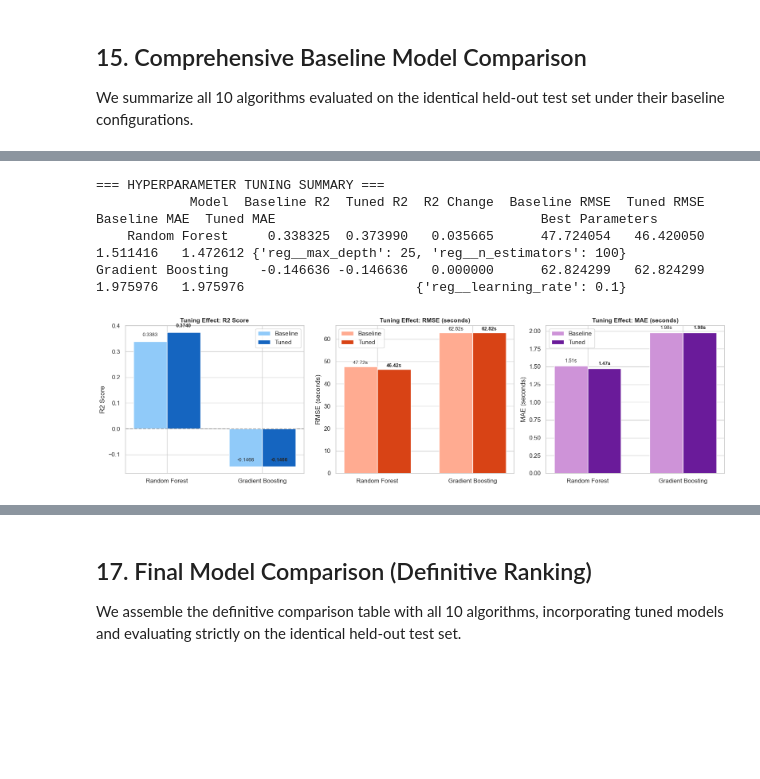
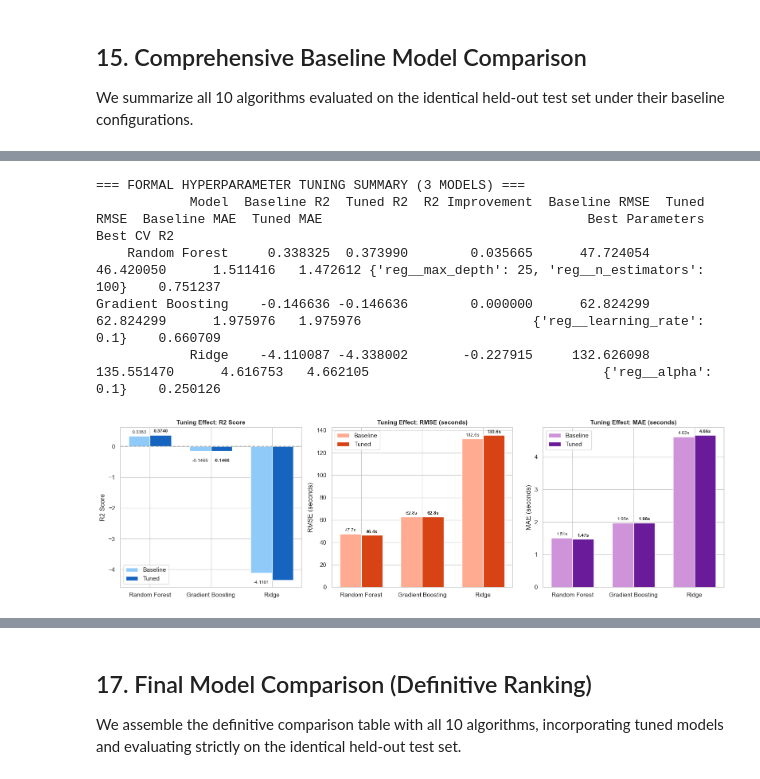
Before and after one commit to likhith1253/ML_Capstone, a Jupyter notebook: regression/regression.ipynb, the cells around one changed output, grey strips where cells are left out. Cells and saved outputs as stored; diff of their text form; code cells hidden in the pictures; blank space fills up the shorter version.

Commit message:
Add formal Ridge GridSearchCV tuning and finalize methodology descriptions

```diff
--- a/regression/regression.ipynb
+++ b/regression/regression.ipynb
@@ -507,7 +507,7 @@ axes[0, 0].errorbar(x=range(len(ridge_cv_df)), y=ridge_cv_df['Mean_CV_R2'], yerr
                     fmt='-o', color='#1565c0', ecolor='#d84315', capsize=5, lw=2, markersize=8)
 axes[0, 0].set_xticks(range(len(ridge_cv_df)))
 axes[0, 0].set_xticklabels([f"alpha = {a}" for a in ridge_cv_df['alpha']])
-axes[0, 0].set_title("Training 5-Fold CV Mean R2 vs. Ridge Alpha", fontsize=11, fontweight='bold')
+axes[0, 0].set_title("Ridge Alpha Sensitivity: 5-Fold CV Mean R2 vs. Alpha", fontsize=11, fontweight='bold')
 axes[0, 0].set_ylabel("Mean CV R2 (+/- 1 Std)")
 for i, r in ridge_cv_df.iterrows():
     axes[0, 0].annotate(f"{r['Mean_CV_R2']:.4f}", (i, r['Mean_CV_R2'] + 0.05), ha='center', fontweight='bold')
@@ -1655,35 +1726,49 @@ Gradient Boosting Tuning completed in 135.04s
 # %%
-# Summary table of tuning results
+# Summary table of tuning results across all 3 tuned models
 tuning_summary = pd.DataFrame([
     {
         'Model': 'Random Forest',
         'Baseline R2': r2_rf,
         'Tuned R2': r2_rf_tuned,
-        'R2 Change': r2_rf_tuned - r2_rf,
+        'R2 Improvement': r2_rf_tuned - r2_rf,
         'Baseline RMSE': rmse_rf,
         'Tuned RMSE': rmse_rf_tuned,
         'Baseline MAE': mae_rf,
         'Tuned MAE': mae_rf_tuned,
-        'Best Parameters': str(best_rf_params)
+        'Best Parameters': str(best_rf_params),
+        'Best CV R2': grid_rf.best_score_
     },
     {
         'Model': 'Gradient Boosting',
         'Baseline R2': r2_gb,
         'Tuned R2': r2_gb_tuned,
-        'R2 Change': r2_gb_tuned - r2_gb,
+        'R2 Improvement': r2_gb_tuned - r2_gb,
         'Baseline RMSE': rmse_gb,
         'Tuned RMSE': rmse_gb_tuned,
         'Baseline MAE': mae_gb,
         'Tuned MAE': mae_gb_tuned,
-        'Best Parameters': str(best_gb_params)
+        'Best Parameters': str(best_gb_params),
+        'Best CV R2': grid_gb.best_score_
+    },
+    {
+        'Model': 'Ridge',
+        'Baseline R2': r2_ridge,
+        'Tuned R2': r2_ridge_tuned,
+        'R2 Improvement': r2_ridge_tuned - r2_ridge,
+        'Baseline RMSE': rmse_ridge,
+        'Tuned RMSE': rmse_ridge_tuned,
+        'Baseline MAE': mae_ridge,
+        'Tuned MAE': mae_ridge_tuned,
+        'Best Parameters': str(best_ridge_tuned_params),
+        'Best CV R2': best_ridge_cv_r2
     }
 ])
 
-print("=== HYPERPARAMETER TUNING SUMMARY ===")
+print("=== FORMAL HYPERPARAMETER TUNING SUMMARY (3 MODELS) ===")
 print(tuning_summary.to_string(index=False))
 
-# Comprehensive 3-Metric Tuning Impact Dashboard
-fig, axes = plt.subplots(1, 3, figsize=(16, 4.5))
+# Comprehensive 3-Metric Tuning Impact Dashboard (All 3 Models)
+fig, axes = plt.subplots(1, 3, figsize=(16, 4.8))
 x_pos = np.arange(len(tuning_summary))
 width = 0.35
 
@@ -1694,44 +1779,49 @@ axes[0].axhline(0, color='gray', linestyle='--', alpha=0.6)
 axes[0].set_xticks(x_pos)
 axes[0].set_xticklabels(tuning_summary['Model'])
 axes[0].set_ylabel("R2 Score")
 axes[0].set_title("Tuning Effect: R2 Score", fontsize=11, fontweight='bold')
 axes[0].legend(frameon=True)
 for i in x_pos:
-    axes[0].annotate(f"{tuning_summary['Baseline R2'].iloc[i]:.4f}", (i - width/2, tuning_summary['Baseline R2'].iloc[i] + 0.02), ha='center', fontsize=9)
-    axes[0].annotate(f"{tuning_summary['Tuned R2'].iloc[i]:.4f}", (i + width/2, tuning_summary['Tuned R2'].iloc[i] + 0.02), ha='center', fontweight='bold', fontsize=9)
+    b_val = tuning_summary['Baseline R2'].iloc[i]
+    t_val = tuning_summary['Tuned R2'].iloc[i]
+    b_offset = 0.08 if b_val >= 0 else -0.35
+    t_offset = 0.08 if t_val >= 0 else -0.35
+    axes[0].annotate(f"{b_val:.4f}", (i - width/2, b_val + b_offset), ha='center', fontsize=8.5)
+    axes[0].annotate(f"{t_val:.4f}", (i + width/2, t_val + t_offset), ha='center', fontweight='bold', fontsize=8.5)
 
 # Subplot 2: RMSE Comparison
 axes[1].bar(x_pos - width/2, tuning_summary['Baseline RMSE'], width, label='Baseline', color='#ffab91')
 axes[1].bar(x_pos + width/2, tuning_summary['Tuned RMSE'], width, label='Tuned', color='#d84315')
 axes[1].set_xticks(x_pos)
 axes[1].set_xticklabels(tuning_summary['Model'])
 axes[1].set_ylabel("RMSE (seconds)")
 axes[1].set_title("Tuning Effect: RMSE (seconds)", fontsize=11, fontweight='bold')
 axes[1].legend(frameon=True)
 for i in x_pos:
-    axes[1].annotate(f"{tuning_summary['Baseline RMSE'].iloc[i]:.2f}s", (i - width/2, tuning_summary['Baseline RMSE'].iloc[i] + 1), ha='center', fontsize=9)
-    axes[1].annotate(f"{tuning_summary['Tuned RMSE'].iloc[i]:.2f}s", (i + width/2, tuning_summary['Tuned RMSE'].iloc[i] + 1), ha='center', fontweight='bold', fontsize=9)
+    axes[1].annotate(f"{tuning_summary['Baseline RMSE'].iloc[i]:.1f}s", (i - width/2, tuning_summary['Baseline RMSE'].iloc[i] + 2), ha='center', fontsize=8.5)
+    axes[1].annotate(f"{tuning_summary['Tuned RMSE'].iloc[i]:.1f}s", (i + width/2, tuning_summary['Tuned RMSE'].iloc[i] + 2), ha='center', fontweight='bold', fontsize=8.5)
 
 # Subplot 3: MAE Comparison
 axes[2].bar(x_pos - width/2, tuning_summary['Baseline MAE'], width, label='Baseline', color='#ce93d8')
 axes[2].bar(x_pos + width/2, tuning_summary['Tuned MAE'], width, label='Tuned', color='#6a1b9a')
 axes[2].set_xticks(x_pos)
 axes[2].set_xticklabels(tuning_summary['Model'])
 axes[2].set_ylabel("MAE (seconds)")
 axes[2].set_title("Tuning Effect: MAE (seconds)", fontsize=11, fontweight='bold')
 axes[2].legend(frameon=True)
 for i in x_pos:
-    axes[2].annotate(f"{tuning_summary['Baseline MAE'].iloc[i]:.2f}s", (i - width/2, tuning_summary['Baseline MAE'].iloc[i] + 0.05), ha='center', fontsize=9)
-    axes[2].annotate(f"{tuning_summary['Tuned MAE'].iloc[i]:.2f}s", (i + width/2, tuning_summary['Tuned MAE'].iloc[i] + 0.05), ha='center', fontweight='bold', fontsize=9)
+    axes[2].annotate(f"{tuning_summary['Baseline MAE'].iloc[i]:.2f}s", (i - width/2, tuning_summary['Baseline MAE'].iloc[i] + 0.08), ha='center', fontsize=8.5)
+    axes[2].annotate(f"{tuning_summary['Tuned MAE'].iloc[i]:.2f}s", (i + width/2, tuning_summary['Tuned MAE'].iloc[i] + 0.08), ha='center', fontweight='bold', fontsize=8.5)
 
 plt.tight_layout()
 plt.show()
 # %% [output]
-=== HYPERPARAMETER TUNING SUMMARY ===
-            Model  Baseline R2  Tuned R2  R2 Change  Baseline RMSE  Tuned RMSE  Baseline MAE  Tuned MAE                                  Best Parameters
-    Random Forest     0.338325  0.373990   0.035665      47.724054   46.420050      1.511416   1.472612 {'reg__max_depth': 25, 'reg__n_estimators': 100}
-Gradient Boosting    -0.146636 -0.146636   0.000000      62.824299   62.824299      1.975976   1.975976                      {'reg__learning_rate': 0.1}
+=== FORMAL HYPERPARAMETER TUNING SUMMARY (3 MODELS) ===
+            Model  Baseline R2  Tuned R2  R2 Improvement  Baseline RMSE  Tuned RMSE  Baseline MAE  Tuned MAE                                  Best Parameters  Best CV R2
+    Random Forest     0.338325  0.373990        0.035665      47.724054   46.420050      1.511416   1.472612 {'reg__max_depth': 25, 'reg__n_estimators': 100}    0.751237
+Gradient Boosting    -0.146636 -0.146636        0.000000      62.824299   62.824299      1.975976   1.975976                      {'reg__learning_rate': 0.1}    0.660709
+            Ridge    -4.110087 -4.338002       -0.227915     132.626098  135.551470      4.616753   4.662105                              {'reg__alpha': 0.1}    0.250126
-[figure, old version]
+[figure, new version]
 # %% [markdown]
 **Observation on Hyperparameter Tuning:**
 1. **Random Forest Optimization:**
```
Also changed, not shown: parts of 25 cells of this notebook.
